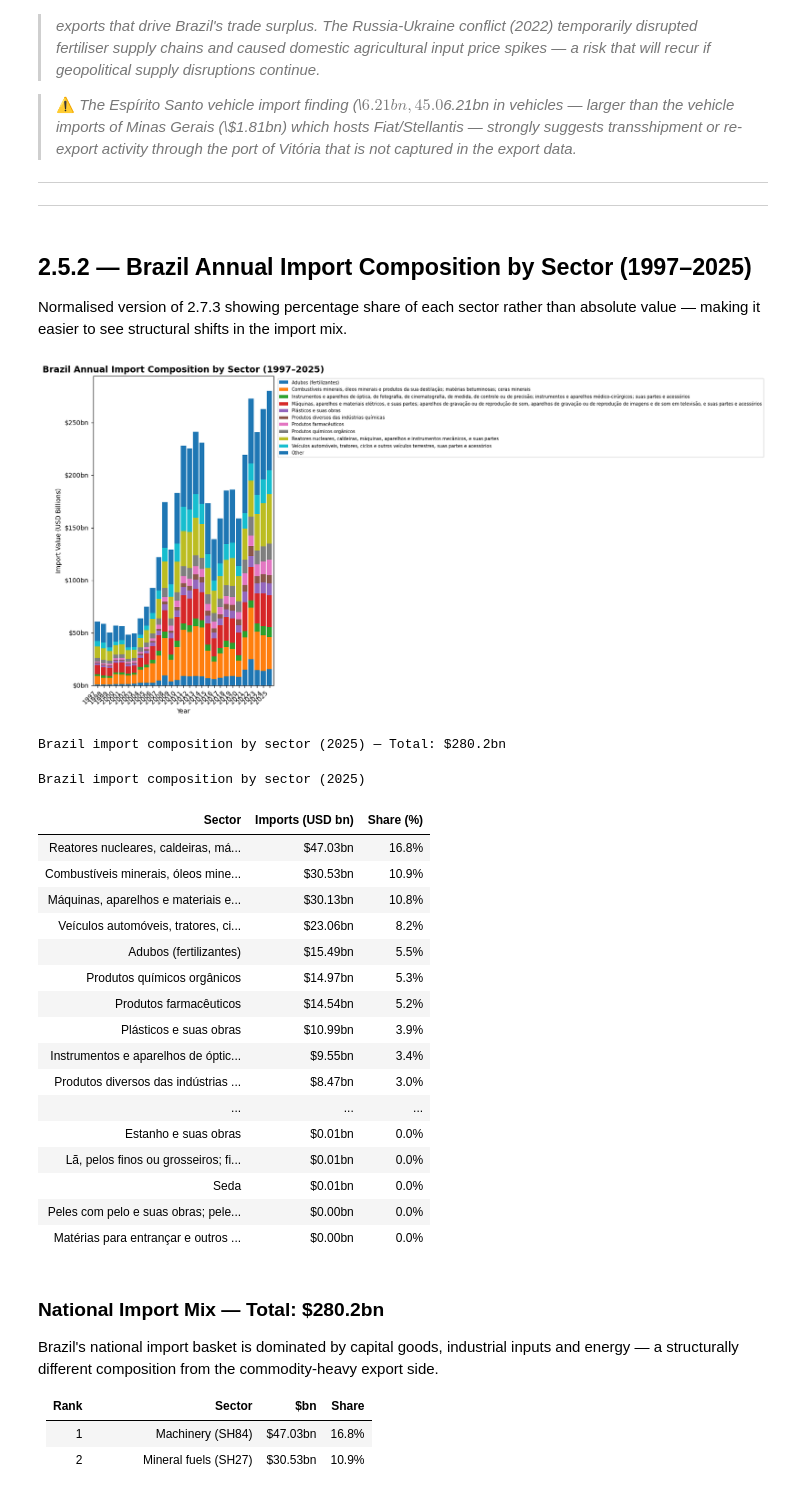
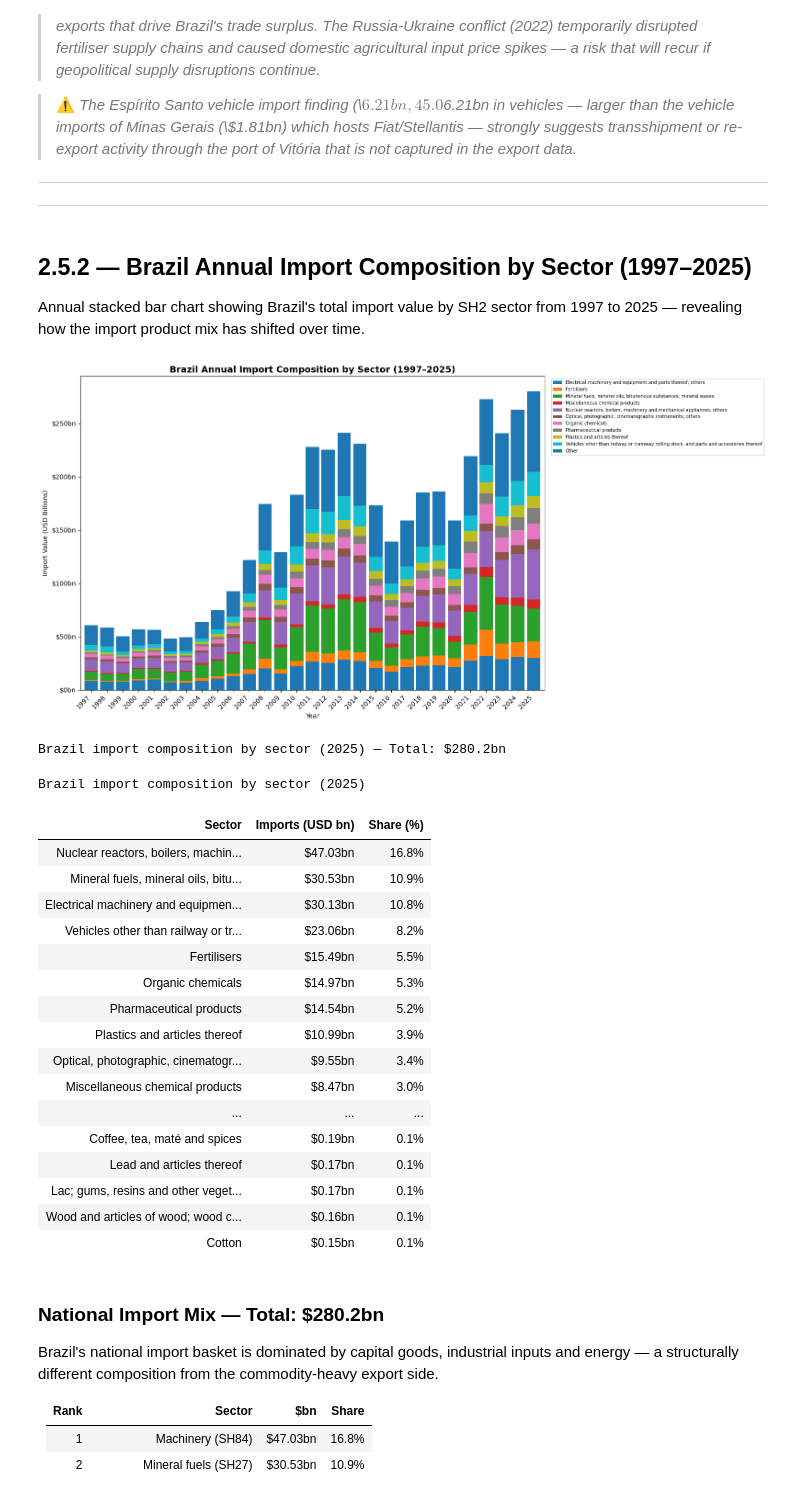
Before and after one commit to Eduardo-kohn/brazil-state-trade-analysis, a Jupyter notebook: SRC/Analysis/step2_state_competitiveness.ipynb, the cells around one changed output. Cells and saved outputs as stored; diff of their text form; code cells hidden in the pictures.

Commit message:
Update so NCM descriptions are in English; Steps 2.4.2 and 2.5.2 no longer reflect values below 0.1%; All regions now shown in English

```diff
--- a/SRC/Analysis/step2_state_competitiveness.ipynb
+++ b/SRC/Analysis/step2_state_competitiveness.ipynb
@@ -1387,20 +1448,22 @@ Amazonas imports electrical equipment (44.0%, \\$7.06bn), machinery (13.9%) and
 ---
 # %% [markdown]
 ## 2.5.2 — Brazil Annual Import Composition by Sector (1997–2025)
-Normalised version of 2.7.3 showing percentage share of each sector rather than absolute value — making it easier to see structural shifts in the import mix.
+Annual stacked bar chart showing Brazil's total import value by SH2 sector from 1997 to 2025 — revealing how the import product mix has shifted over time.
 # %%
 ## Brazil annual import composition by SH2 sector (1997–MAX_YEAR)
 query_brazil_imp_annual = f"""
     SELECT i."CO_ANO" AS year,
-           s.descricao_sh2 AS sector,
+           s.descricao_sh2_ing AS sector,
            SUM(i."VL_FOB") AS imports_usd
     FROM imp i
     JOIN ncm n ON i."CO_NCM" = n.codigo_ncm
     JOIN ncm_sh s ON n.codigo_sh6 = s.codigo_sh6
     WHERE i."CO_ANO" <= {MAX_YEAR}
-    GROUP BY i."CO_ANO", s.descricao_sh2
+    GROUP BY i."CO_ANO", s.descricao_sh2_ing
     ORDER BY i."CO_ANO", imports_usd DESC
 """
+
+### ____________ Graph - Brazil Annual Import Composition by Sector (All Years) _______________________
 
 df_brazil_imp_annual = pd.read_sql(query_brazil_imp_annual, engine)
 df_brazil_imp_annual['imports_usd_bn'] = df_brazil_imp_annual['imports_usd'] / 1e9
@@ -1410,13 +1473,16 @@ top10_imp_sectors = (
     df_brazil_imp_annual.groupby('sector')['imports_usd']
     .sum().nlargest(10).index.tolist()
 )
+
 df_brazil_imp_annual['sector_group'] = df_brazil_imp_annual['sector'].apply(
     lambda x: x if x in top10_imp_sectors else 'Other'
 )
+
 df_brazil_imp_grouped = (
     df_brazil_imp_annual.groupby(['year', 'sector_group'])['imports_usd_bn']
     .sum().reset_index()
 )
+
 df_brazil_imp_pivot = df_brazil_imp_grouped.pivot(
     index='year', columns='sector_group', values='imports_usd_bn'
 ).fillna(0)
@@ -1425,71 +1491,86 @@ df_brazil_imp_pivot = df_brazil_imp_grouped.pivot(
 cols_ordered = [c for c in df_brazil_imp_pivot.columns if c != 'Other'] + ['Other']
 df_brazil_imp_pivot = df_brazil_imp_pivot[cols_ordered]
 
+## Plot
 fig, ax = plt.subplots(figsize=(16, 8))
 df_brazil_imp_pivot.plot(kind='bar', stacked=True, ax=ax, width=0.85)
+
 ax.set_title(f"Brazil Annual Import Composition by Sector (1997–{MAX_YEAR})",
              fontsize=14, fontweight='bold')
 ax.set_xlabel("Year")
 ax.set_ylabel("Import Value (USD Billions)")
 ax.yaxis.set_major_formatter(mticker.FormatStrFormatter('$%.0fbn'))
+
 ax.legend(loc='upper left', fontsize=7, bbox_to_anchor=(1.01, 1))
 plt.xticks(rotation=45, ha='right')
+
 plt.tight_layout()
 plt.savefig('output_2_7b_brazil_imp_annual_bar.png', dpi=150, bbox_inches='tight')
 plt.show()
 
-## Clean formatted summary table for MAX_YEAR
+###___________ Summary Table Brazil import composition by sector _________________
+## Summary table for MAX_YEAR
 df_imp_annual_display = (
     df_brazil_imp_annual[df_brazil_imp_annual['year'] == MAX_YEAR]
     .groupby('sector')['imports_usd_bn'].sum()
     .sort_values(ascending=False)
     .reset_index()
     .assign(share=lambda x: (x['imports_usd_bn'] / x['imports_usd_bn'].sum() * 100).round(1))
+)
+
+# Remove sectors with share < 0.1%
+df_imp_annual_display = df_imp_annual_display[df_imp_annual_display['share'] >= 0.1]
+
+# Formatting
+df_imp_annual_display = (
+    df_imp_annual_display
     .rename(columns={
         'sector'        : 'Sector',
         'imports_usd_bn': 'Imports (USD bn)',
         'share'         : 'Share (%)'
     })
     .reset_index(drop=True)
 )
 
 df_imp_annual_display['Sector'] = df_imp_annual_display['Sector'].str[:55]
 df_imp_annual_display['Imports (USD bn)'] = df_imp_annual_display['Imports (USD bn)'].apply(
     lambda x: f'${x:.2f}bn'
 )
 df_imp_annual_display['Share (%)'] = df_imp_annual_display['Share (%)'].apply(
     lambda x: f'{x:.1f}%'
 )
 
 total = df_brazil_imp_annual[df_brazil_imp_annual['year'] == MAX_YEAR]['imports_usd_bn'].sum()
+
 print(f"\nBrazil import composition by sector ({MAX_YEAR}) — Total: ${total:.1f}bn\n")
 
-from IPython.display import display
-display(df_imp_annual_display.style
+display(
+    df_imp_annual_display.style
     .set_caption(f"Brazil import composition by sector ({MAX_YEAR})")
     .set_properties(**{'text-align': 'left'})
-    .hide(axis='index'))
+    .hide(axis='index')
+)
 # %% [output]
-[figure, old version]
+[figure, new version]
 Brazil import composition by sector (2025) — Total: $280.2bn
 Brazil import composition by sector (2025)
 | Sector | Imports (USD bn) | Share (%) |
-| Reatores nucleares, caldeiras, má... | $47.03bn | 16.8% |
-| Combustíveis minerais, óleos mine... | $30.53bn | 10.9% |
-| Máquinas, aparelhos e materiais e... | $30.13bn | 10.8% |
-| Veículos automóveis, tratores, ci... | $23.06bn | 8.2% |
-| Adubos (fertilizantes) | $15.49bn | 5.5% |
-| Produtos químicos orgânicos | $14.97bn | 5.3% |
-| Produtos farmacêuticos | $14.54bn | 5.2% |
-| Plásticos e suas obras | $10.99bn | 3.9% |
-| Instrumentos e aparelhos de óptic... | $9.55bn | 3.4% |
-| Produtos diversos das indústrias ... | $8.47bn | 3.0% |
+| Nuclear reactors, boilers, machin... | $47.03bn | 16.8% |
+| Mineral fuels, mineral oils, bitu... | $30.53bn | 10.9% |
+| Electrical machinery and equipmen... | $30.13bn | 10.8% |
+| Vehicles other than railway or tr... | $23.06bn | 8.2% |
+| Fertilisers | $15.49bn | 5.5% |
+| Organic chemicals | $14.97bn | 5.3% |
+| Pharmaceutical products | $14.54bn | 5.2% |
+| Plastics and articles thereof | $10.99bn | 3.9% |
+| Optical, photographic, cinematogr... | $9.55bn | 3.4% |
+| Miscellaneous chemical products | $8.47bn | 3.0% |
 | ... | ... | ... |
-| Estanho e suas obras | $0.01bn | 0.0% |
-| Lã, pelos finos ou grosseiros; fi... | $0.01bn | 0.0% |
-| Seda | $0.01bn | 0.0% |
-| Peles com pelo e suas obras; pele... | $0.00bn | 0.0% |
-| Matérias para entrançar e outros ... | $0.00bn | 0.0% |
+| Coffee, tea, maté and spices | $0.19bn | 0.1% |
+| Lead and articles thereof | $0.17bn | 0.1% |
+| Lac; gums, resins and other veget... | $0.17bn | 0.1% |
+| Wood and articles of wood; wood c... | $0.16bn | 0.1% |
+| Cotton | $0.15bn | 0.1% |
 # %% [markdown]
 ### National Import Mix — Total: \$280.2bn
 
```
Also changed, not shown: parts of 32 cells of this notebook, 2 other files.
